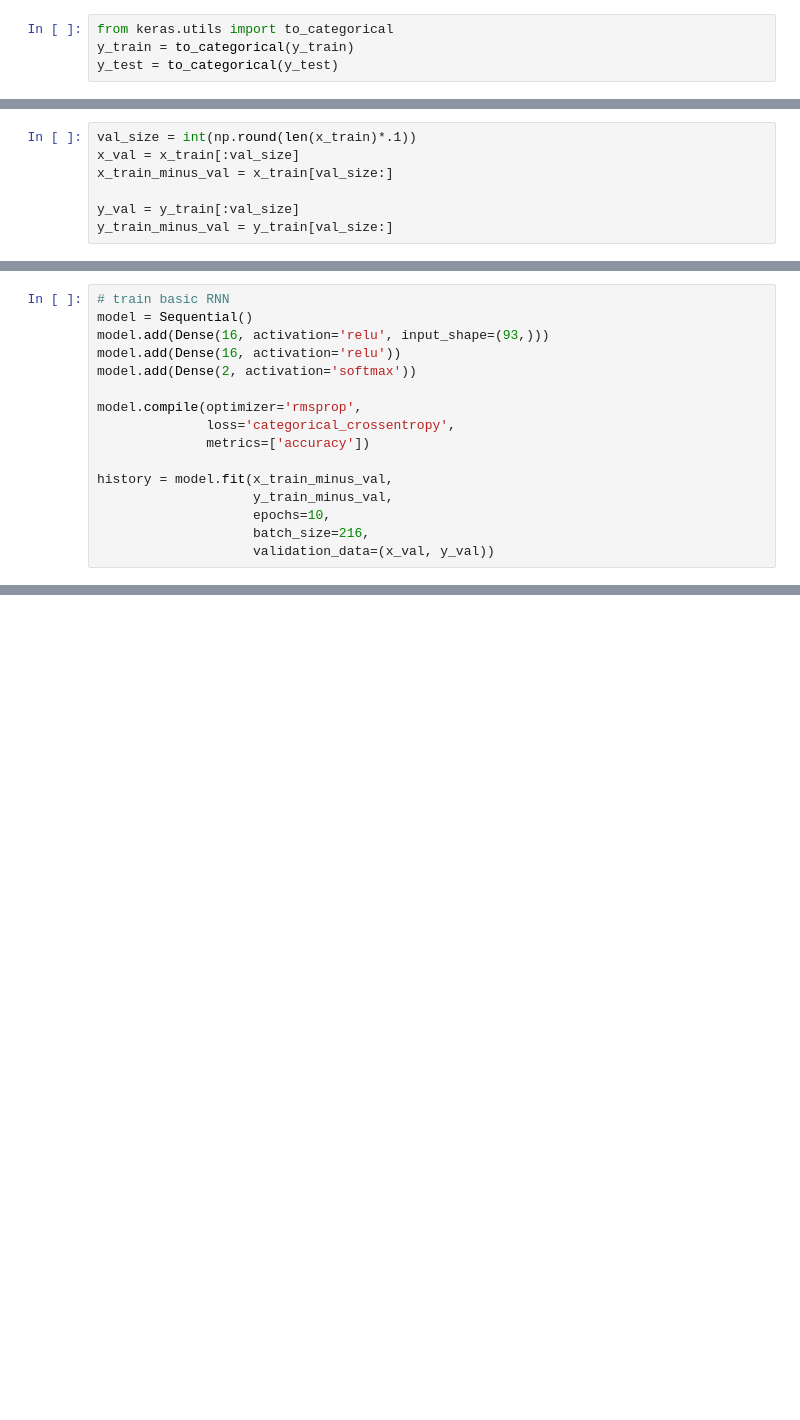
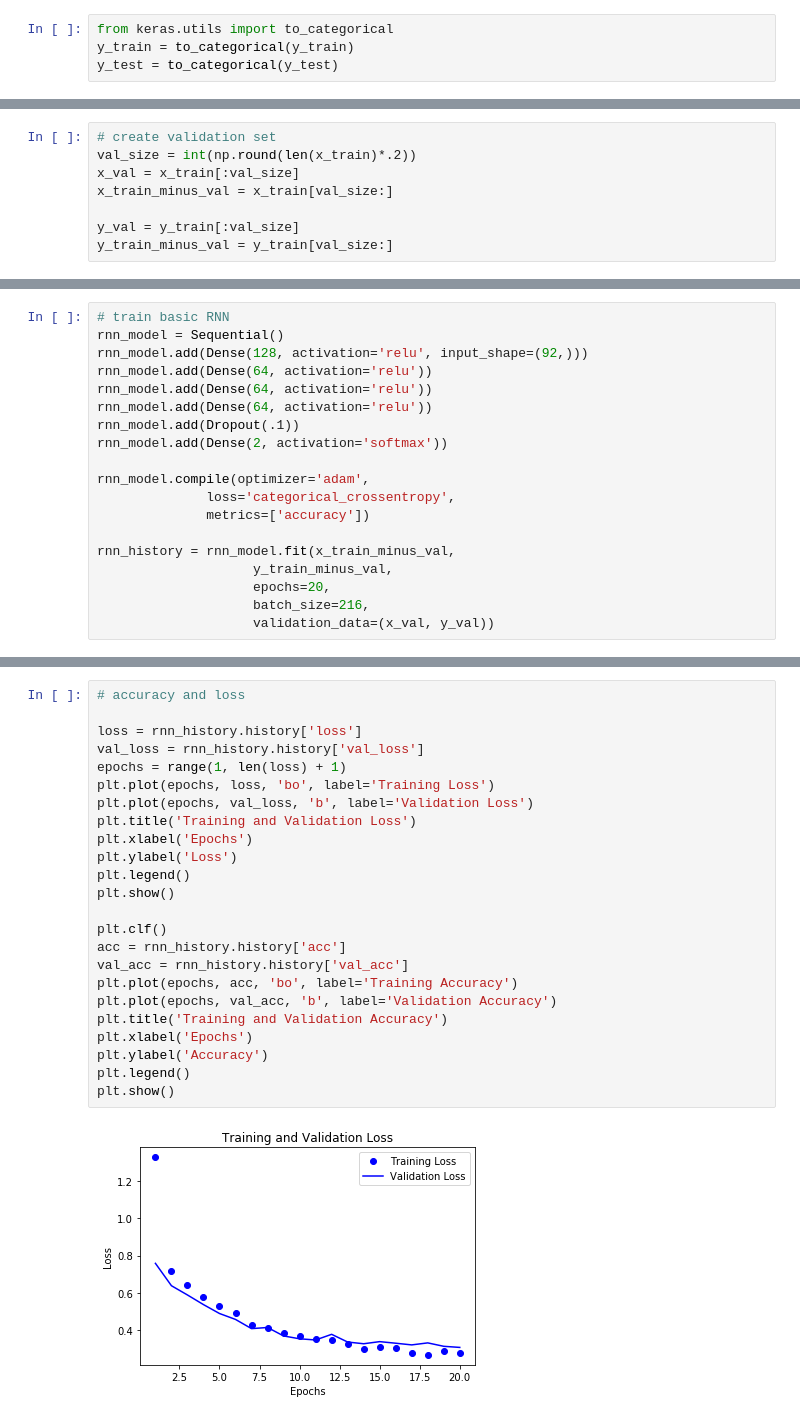
Before and after one commit to amandadiane/Big_Data, a Jupyter notebook: RNNs_for_Speed_Dating/Speed_Dating_Match_Predictions.ipynb, the cells around one changed output, grey strips where cells are left out. Cells and saved outputs as stored; diff of their text form; blank space fills up the shorter version.

Commit message:
Initial RNN with 85% accuracy

```diff
--- a/RNNs_for_Speed_Dating/Speed_Dating_Match_Predictions.ipynb
+++ b/RNNs_for_Speed_Dating/Speed_Dating_Match_Predictions.ipynb
@@ -62,5 +84,6 @@ print(y_train.shape)
 # %%
-val_size = int(np.round(len(x_train)*.1))
+# create validation set
+val_size = int(np.round(len(x_train)*.2))
 x_val = x_train[:val_size]
 x_train_minus_val = x_train[val_size:]
 
@@ -71,16 +96,19 @@ x_train_minus_val.shape
 # %%
 # train basic RNN
-model = Sequential()
-model.add(Dense(16, activation='relu', input_shape=(93,)))
-model.add(Dense(16, activation='relu'))
-model.add(Dense(2, activation='softmax'))
+rnn_model = Sequential()
+rnn_model.add(Dense(128, activation='relu', input_shape=(92,)))
+rnn_model.add(Dense(64, activation='relu'))
+rnn_model.add(Dense(64, activation='relu'))
+rnn_model.add(Dense(64, activation='relu'))
+rnn_model.add(Dropout(.1))
+rnn_model.add(Dense(2, activation='softmax'))
 
-model.compile(optimizer='rmsprop',
+rnn_model.compile(optimizer='adam',
               loss='categorical_crossentropy',
               metrics=['accuracy'])
 
-history = model.fit(x_train_minus_val,
+rnn_history = rnn_model.fit(x_train_minus_val,
                     y_train_minus_val,
-                    epochs=10,
+                    epochs=20,
                     batch_size=216,
                     validation_data=(x_val, y_val))
@@ -88,0 +133,26 @@ cat_cols
+# %%
+# accuracy and loss
+
+loss = rnn_history.history['loss']
+val_loss = rnn_history.history['val_loss']
+epochs = range(1, len(loss) + 1)
+plt.plot(epochs, loss, 'bo', label='Training Loss')
+plt.plot(epochs, val_loss, 'b', label='Validation Loss')
+plt.title('Training and Validation Loss')
+plt.xlabel('Epochs')
+plt.ylabel('Loss')
+plt.legend()
+plt.show()
+
+plt.clf()
+acc = rnn_history.history['acc']
+val_acc = rnn_history.history['val_acc']
+plt.plot(epochs, acc, 'bo', label='Training Accuracy')
+plt.plot(epochs, val_acc, 'b', label='Validation Accuracy')
+plt.title('Training and Validation Accuracy')
+plt.xlabel('Epochs')
+plt.ylabel('Accuracy')
+plt.legend()
+plt.show()
+# %% [output]
+[figure, added]
```
Also changed, not shown: parts of 16 cells of this notebook.
